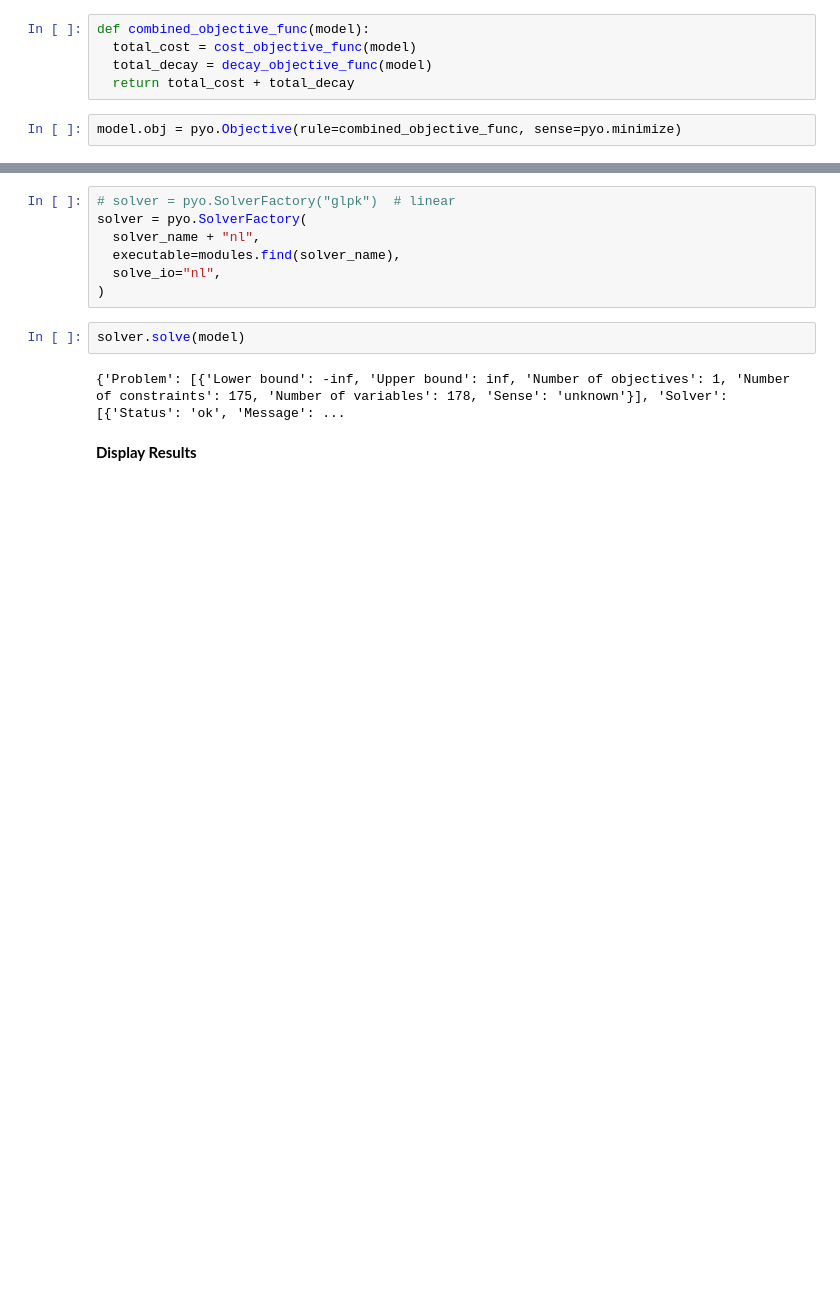
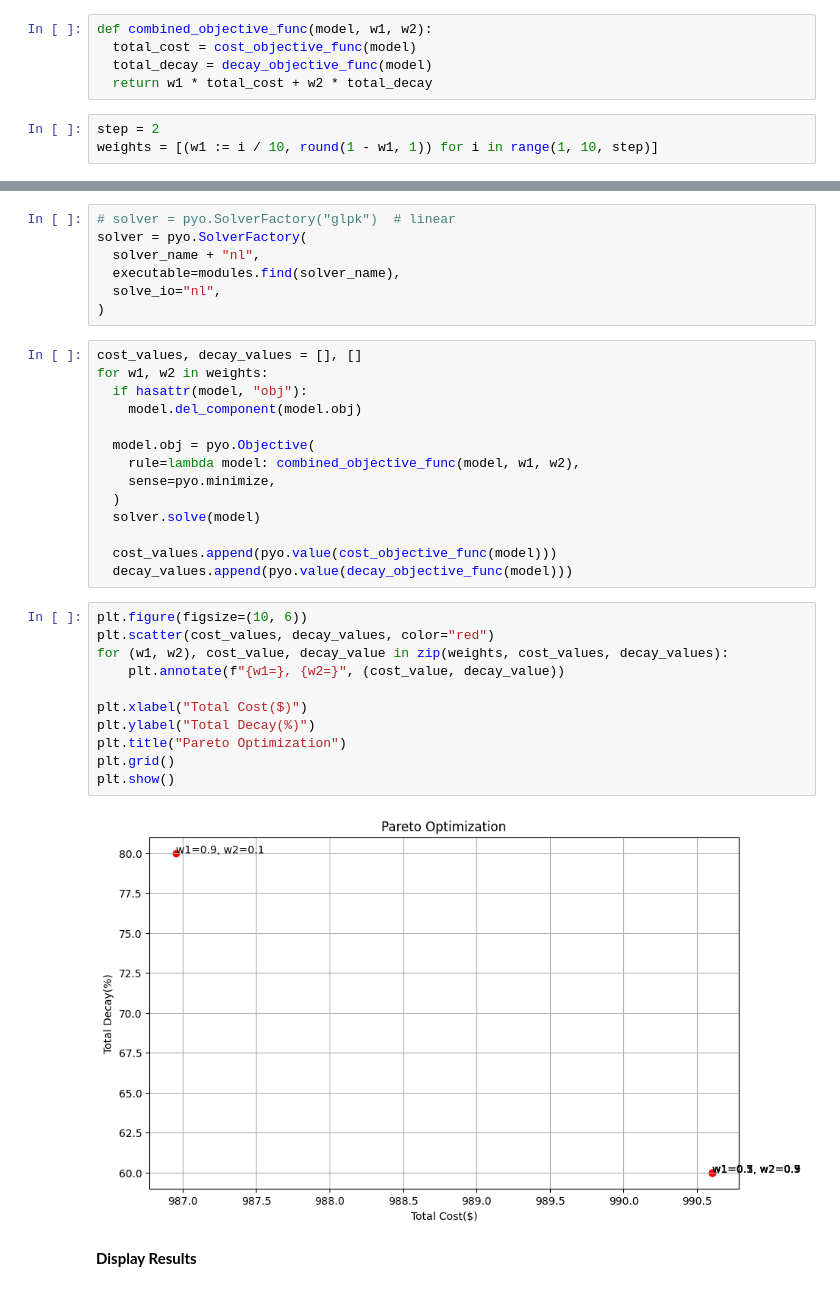
Before and after one commit to SepehrBazyar/QDVRP, a Jupyter notebook: Quality_Driven_Vehicle_Routing_Problem.ipynb, the cells around one changed output, grey strips where cells are left out. Drawn from its saved outputs; the diff is of its cells as text; blank space fills up the shorter version.

Commit message:
feat: use pareto optimization and ploting weights to compare

```diff
--- a/Quality_Driven_Vehicle_Routing_Problem.ipynb
+++ b/Quality_Driven_Vehicle_Routing_Problem.ipynb
@@ -218,12 +221,13 @@ def cost_objective_func(model):
 def decay_objective_func(model):
   return sum(100 * decay[p, k] for p in products for k in vehicles)
 # %%
-def combined_objective_func(model):
+def combined_objective_func(model, w1, w2):
   total_cost = cost_objective_func(model)
   total_decay = decay_objective_func(model)
-  return total_cost + total_decay
+  return w1 * total_cost + w2 * total_decay
-# %%
-model.obj = pyo.Objective(rule=combined_objective_func, sense=pyo.minimize)
+# %%
+step = 2
+weights = [(w1 := i / 10, round(1 - w1, 1)) for i in range(1, 10, step)]
 # %% [markdown]
 **Constraints**
 # %% [markdown]
@@ -316,10 +320,33 @@ solver = pyo.SolverFactory(
   executable=modules.find(solver_name),
   solve_io="nl",
 )
-# %%
-solver.solve(model)
-# %% [output]
-{'Problem': [{'Lower bound': -inf, 'Upper bound': inf, 'Number of objectives': 1, 'Number of constraints': 175, 'Number of variables': 178, 'Sense': 'unknown'}], 'Solver': [{'Status': 'ok', 'Message': ...
+# %%
+cost_values, decay_values = [], []
+for w1, w2 in weights:
+  if hasattr(model, "obj"):
+    model.del_component(model.obj)
+
+  model.obj = pyo.Objective(
+    rule=lambda model: combined_objective_func(model, w1, w2),
+    sense=pyo.minimize,
+  )
+  solver.solve(model)
+
+  cost_values.append(pyo.value(cost_objective_func(model)))
+  decay_values.append(pyo.value(decay_objective_func(model)))
+# %%
+plt.figure(figsize=(10, 6))
+plt.scatter(cost_values, decay_values, color="red")
+for (w1, w2), cost_value, decay_value in zip(weights, cost_values, decay_values):
+    plt.annotate(f"{w1=}, {w2=}", (cost_value, decay_value))
+
+plt.xlabel("Total Cost($)")
+plt.ylabel("Total Decay(%)")
+plt.title("Pareto Optimization")
+plt.grid()
+plt.show()
+# %% [output]
+[figure, added]
 # %% [markdown]
 **Display Results**
 # %%
```
Also changed, not shown: parts of 5 cells of this notebook.
